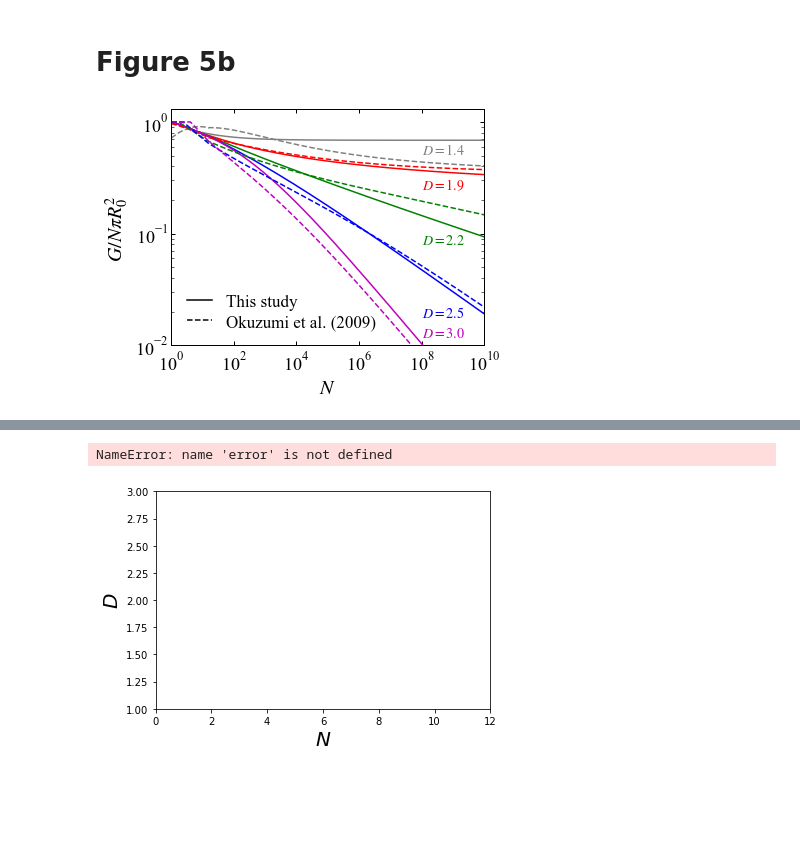
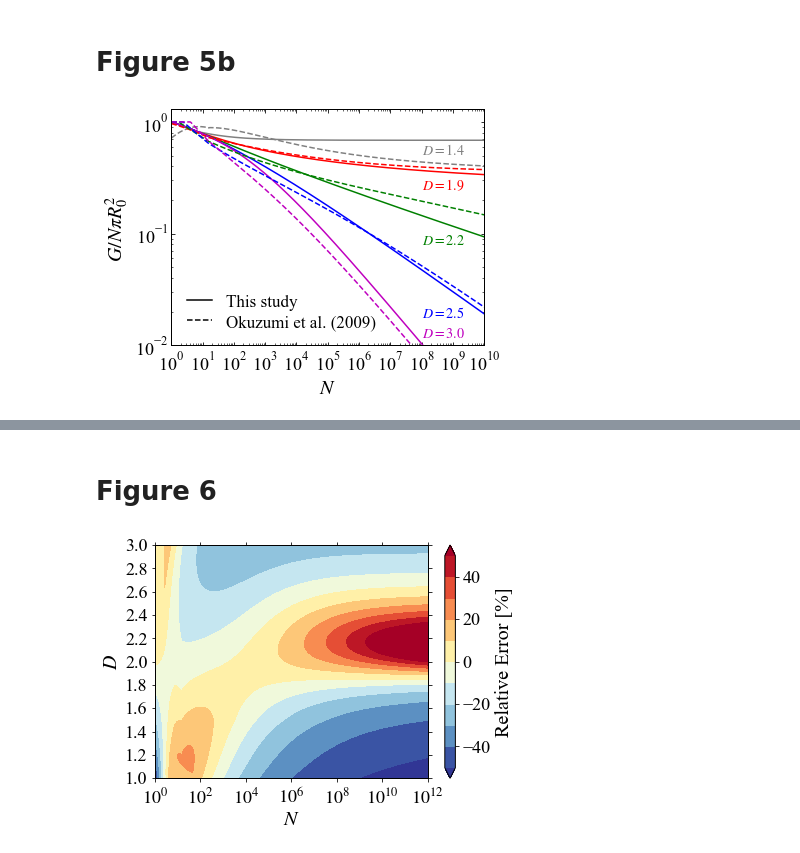
Before and after one commit to rtazaki1205/geofractal, a Jupyter notebook: figures/figures_for_Tazaki_2021.ipynb, the cells around one changed output, grey strips where cells are left out. Drawn from its saved outputs; the diff is of its cells as text; code cells hidden in the pictures; blank space fills up the shorter version.

Commit message:
updated figure 6 in jupyter notebook

```diff
--- a/figures/figures_for_Tazaki_2021.ipynb
+++ b/figures/figures_for_Tazaki_2021.ipynb
@@ -92,7 +92,7 @@ plt.rcParams["figure.autolayout"] = False   # レイアウトの自動調整を
 plt.rcParams["figure.subplot.left"] = 0.17  # 余白
 plt.rcParams["figure.subplot.bottom"] = 0.16 # 余白
 plt.rcParams["figure.subplot.right"] =0.96  # 余白
-plt.rcParams["figure.subplot.top"] = 0.98   # 余白
+plt.rcParams["figure.subplot.top"] = 0.97   # 余白
 plt.rcParams["legend.handlelength"] = 1.5 # 凡例の線の長さを調節
 plt.rcParams["legend.labelspacing"] = 0.25 # 垂直方向（縦）の距離の各凡例の距離
 
@@ -129,8 +129,6 @@ ax.text(1.e3,0.95, r'$\mathrm{CHAIN}$', fontsize=14)
 ax.text(1.e3,0.63, r'$\mathrm{BCCA}$', fontsize=14)
 ax.text(1.e3,0.38, r'$\mathrm{BPCA}$', fontsize=14)
 
-
-
-plt.show()
+#plt.show()
 f.savefig('fig3.pdf')
 # %% [output]
@@ -281,16 +279,21 @@ ax.xaxis.set_minor_locator(locmin)
 ax.xaxis.set_minor_formatter(ticker.NullFormatter())
 ax.legend(loc='best',fontsize=17,frameon=False)
 
-plt.show()
+#plt.show()
 f.savefig('fig5b.pdf')
 # %% [output]
-[figure, old version]
+[figure, new version]
 # %%
 ndf = 100
 df = np.linspace(1.0,3.0,ndf+1)
-G = np.zeros((N,N))
-GO = np.zeros((N,N))
-error = np.zeros((N,N))
+logPN = np.zeros((N))
+G = np.zeros((ndf+1,N))
+GO = np.zeros((ndf+1,N))
+error = np.zeros((ndf+1,N))
+
+for i in range(N):
+    logPN[i] = math.log10(PN[i])
+
 for i in range(ndf+1):
     k0 = 0.5*(0.3-np.sqrt(3.0))*(df[i]-1.0)+np.sqrt(3.0)
     print (i,'%13.6e %13.6e'%(df[i],k0))
@@ -316,40 +319,31 @@ for i in range(ndf+1):
 98  2.960000e+00  3.286410e-01
 99  2.980000e+00  3.143205e-01
 100  3.000000e+00  3.000000e-01
+# %% [markdown]
+# Figure 6
 # %%
 from matplotlib.ticker import MultipleLocator, FormatStrFormatter
 
 @plt.FuncFormatter
 def fake_log(x, pos):
     'The two args are the value and tick position'
     return r'$10^{%d}$' % (x)
 
-fig, ax = plt.subplots()
+plt.rcParams['xtick.direction'] = 'out' # x axis in
+plt.rcParams['ytick.direction'] = 'out' # y axis in
 
-# Set tics font size
-#fontsize = 20
-#for t in ax.get_xticklabels():    #get_xticklabels will get you the label objects, same for y
-##    t.set_fontsize(fontsize)
-#for t in ax.get_yticklabels():
-#    t.set_fontsize(fontsize)
-
-# set xrange [log(x)]
-ax.set_xlim(0,12)
-# set yrange
-ax.set_ylim(1,3)
-ax.set_ylabel(r'$D$',fontsize=20)
-ax.set_xlabel(r'$N$',fontsize=20)
-ax.tick_params(direction='out',which='minor',right=True)
-#ax.tick_params(direction='out',which='both',right=True,top=True)
-#ax.xaxis.set_major_formatter(fake_log)
-cs=ax.contourf(error,levels=[-50,-40,-30,-20,-10,0,10,20,30,40,50],extent=(0,12,1,3), extend="both", cmap='RdYlBu_r')
+fig, ax2 = plt.subplots()
+ax2.set_xlim(0,12)
+ax2.set_ylim(1,3)
+cs=ax2.contourf(logPN,df,error,levels=[-50,-40,-30,-20,-10,0,10,20,30,40,50],extent=(0,12,1,3), extend="both", cmap='RdYlBu_r')
+ax2.set_ylabel(r'$D$')
+ax2.set_xlabel(r'$N$')
+ax2.xaxis.set_major_locator(ticker.MaxNLocator(6))
+ax2.xaxis.set_major_formatter(fake_log)
+ax2.yaxis.set_major_locator(MultipleLocator(0.2))
 cbar=fig.colorbar(cs)
-#cbar.set_clim(-50,50)
-cbar.set_label(r'$\mathrm{Relative~Error}~[\%]$', fontsize=20)
-#cbar.ax.tick_params(labelsize='large')
-fig.tight_layout()
-plt.show()
-#plt.savefig('fig6.pdf')
+cbar.set_label(r'Relative Error [%]')
+#plt.show()
+plt.savefig('fig6.pdf')
 # %% [output]
-NameError: name 'error' is not defined
-[figure, old version]
+[figure, new version]
```
Also changed, not shown: parts of 3 cells of this notebook.
